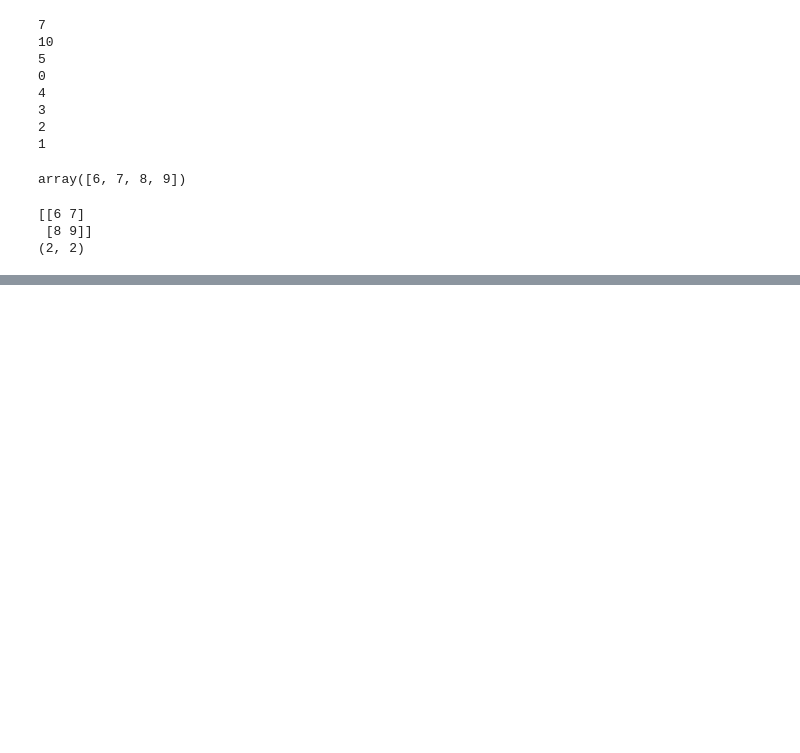
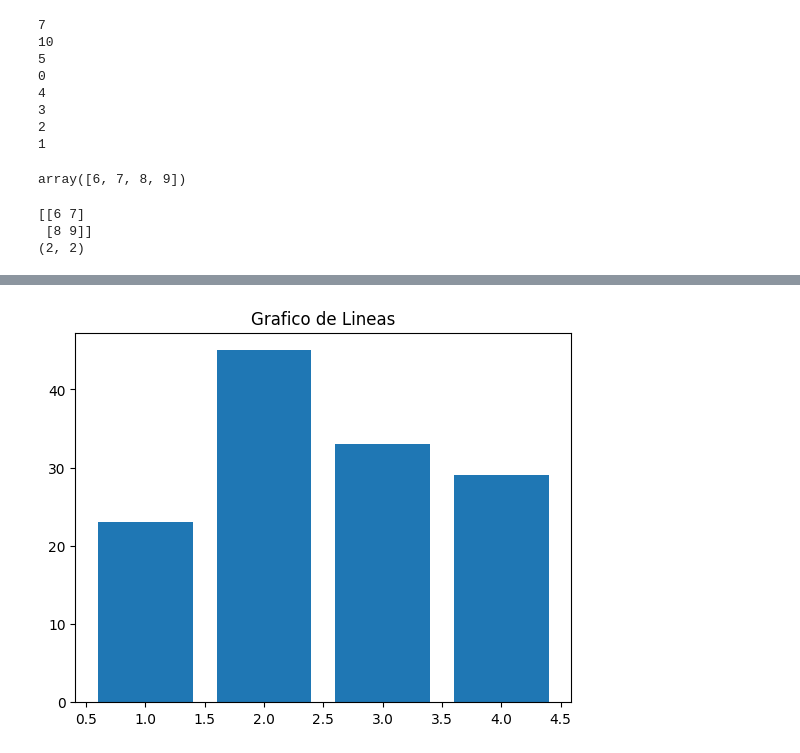
Before and after one commit to a70mico/my_bootcamp, a Jupyter notebook: notebooks/leasson_01.ipynb, the cells around one changed output, grey strips where cells are left out. Drawn from its saved outputs; the diff is of its cells as text; code cells hidden in the pictures; blank space fills up the shorter version.

```diff
--- a/notebooks/leasson_01.ipynb
+++ b/notebooks/leasson_01.ipynb
@@ -117,0 +149,6 @@ s
+# %%
+plt.bar([1,2,3,4],df["age"])
+plt.title("Grafico de Lineas")
+plt.show()
+# %% [output]
+[figure, added]
```
Also changed, not shown: parts of 7 cells of this notebook.
